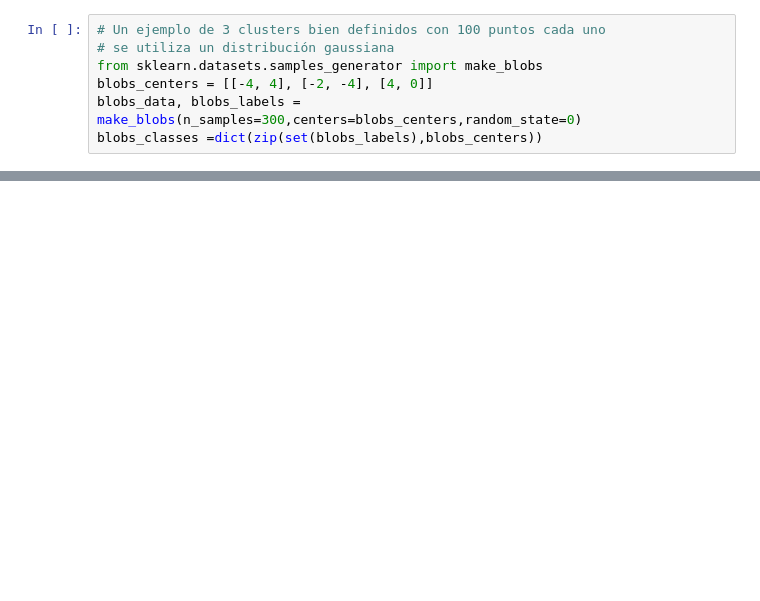
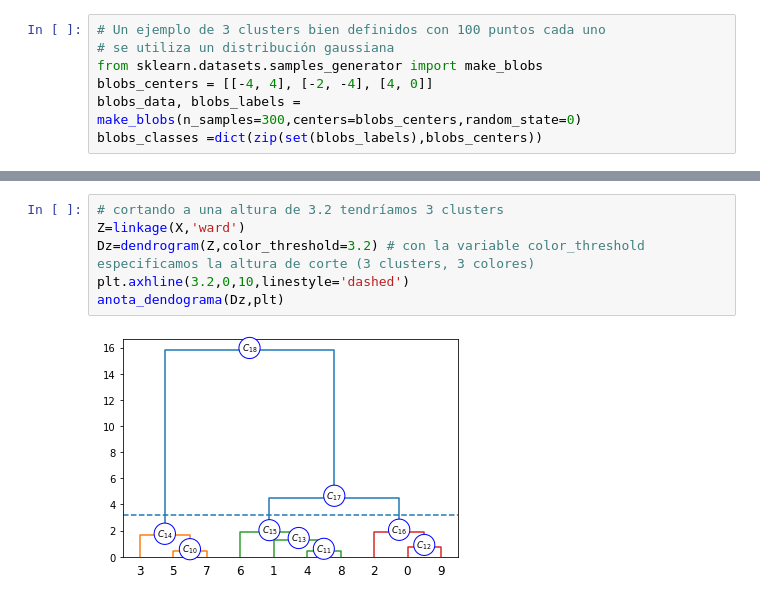
Before and after one commit to kyriox/aed, a Jupyter notebook: 03_clustering.ipynb, the cells around one changed output, grey strips where cells are left out. Drawn from its saved outputs; the diff is of its cells as text; blank space fills up the shorter version.

```diff
--- a/03_clustering.ipynb
+++ b/03_clustering.ipynb
@@ -383,0 +229,8 @@ La tarea consiste en reproducir el pipeline descrito utilizando sus implementaci
+# %%
+# cortando a una altura de 3.2 tendríamos 3 clusters
+Z=linkage(X,'ward')
+Dz=dendrogram(Z,color_threshold=3.2) # con la variable color_threshold especificamos la altura de corte (3 clusters, 3 colores)
+plt.axhline(3.2,0,10,linestyle='dashed')
+anota_dendograma(Dz,plt)
+# %% [output]
+[figure, added]
```
Also changed, not shown: parts of 108 cells of this notebook.
